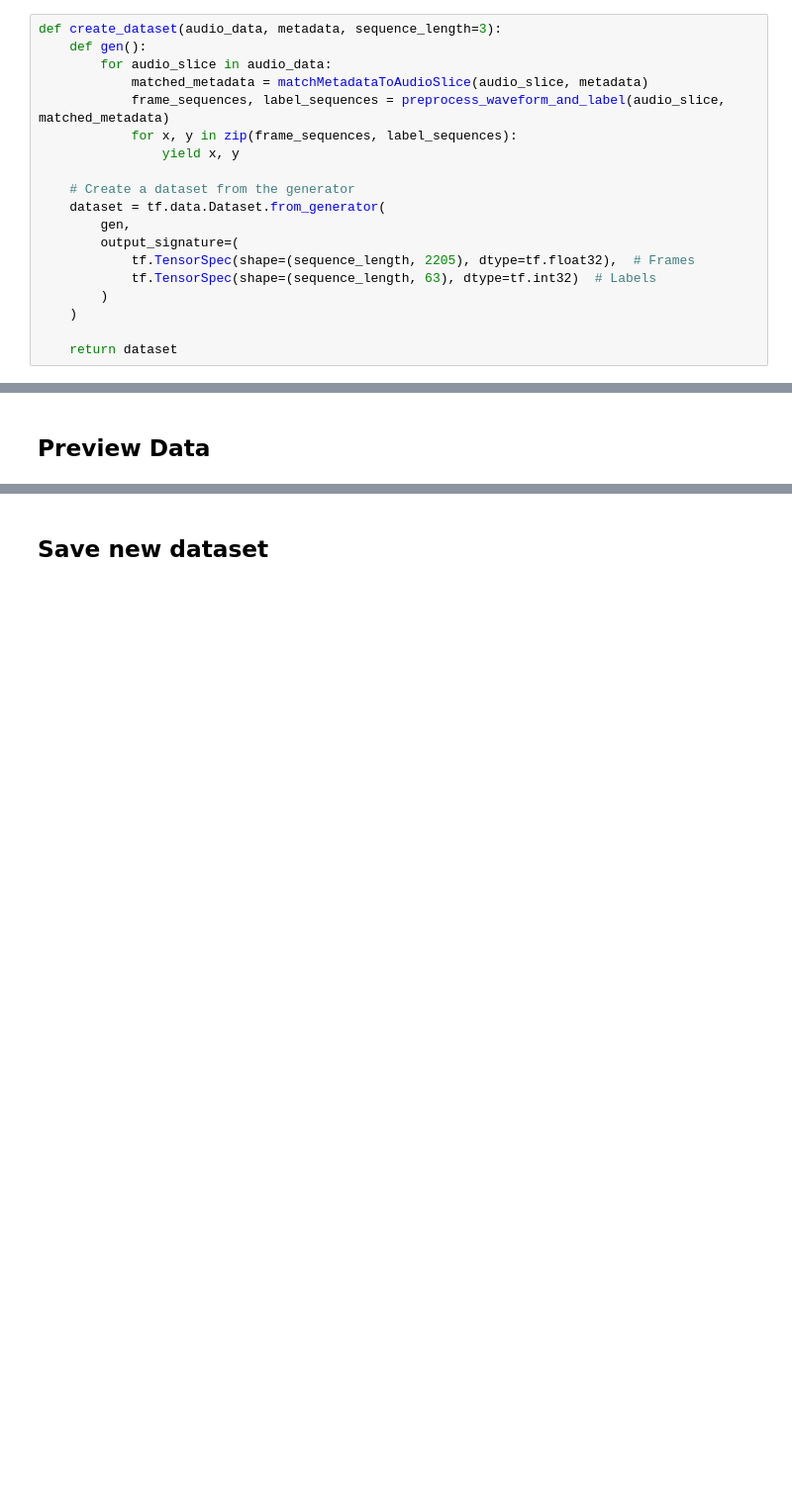
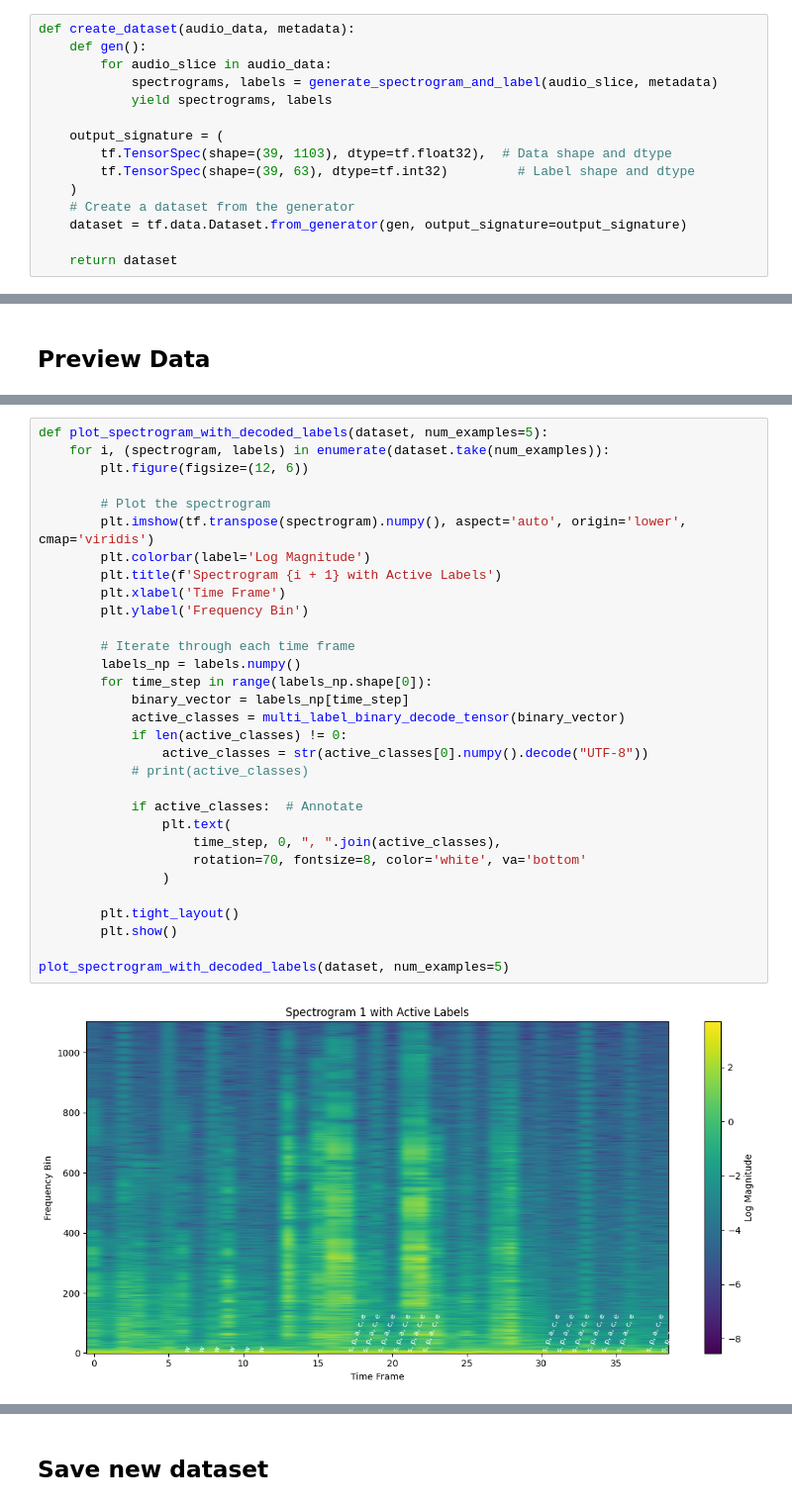
Before and after one commit to IConnC/Acoustic-Keylogger, a Jupyter notebook: data-manipulation/generate_Supp_Dataset.ipynb, the cells around one changed output, grey strips where cells are left out. Shown at 99% size. Cells and saved outputs as stored; diff of their text form; blank space fills up the shorter version.

```diff
--- a/data-manipulation/generate_Supp_Dataset.ipynb
+++ b/data-manipulation/generate_Supp_Dataset.ipynb
@@ -142,21 +180,17 @@ def preprocess_waveform_and_label(audio_sample, metadata):
 # %% [markdown]
 ## Preprocess Data
 # %%
-def create_dataset(audio_data, metadata, sequence_length=3):
+def create_dataset(audio_data, metadata):
     def gen():
         for audio_slice in audio_data:
-            matched_metadata = matchMetadataToAudioSlice(audio_slice, metadata)
-            frame_sequences, label_sequences = preprocess_waveform_and_label(audio_slice, matched_metadata)
-            for x, y in zip(frame_sequences, label_sequences):
-                yield x, y
+            spectrograms, labels = generate_spectrogram_and_label(audio_slice, metadata)
+            yield spectrograms, labels
 
+    output_signature = (
+        tf.TensorSpec(shape=(39, 1103), dtype=tf.float32),  # Data shape and dtype
+        tf.TensorSpec(shape=(39, 63), dtype=tf.int32)         # Label shape and dtype
+    )
     # Create a dataset from the generator
-    dataset = tf.data.Dataset.from_generator(
-        gen,
-        output_signature=(
-            tf.TensorSpec(shape=(sequence_length, 2205), dtype=tf.float32),  # Frames
-            tf.TensorSpec(shape=(sequence_length, 63), dtype=tf.int32)  # Labels
-        )
-    )
+    dataset = tf.data.Dataset.from_generator(gen, output_signature=output_signature)
 
     return dataset
@@ -225,0 +247,33 @@ for sequence, label_sequence in dataset.take(1):
+# %%
+def plot_spectrogram_with_decoded_labels(dataset, num_examples=5):
+    for i, (spectrogram, labels) in enumerate(dataset.take(num_examples)):
+        plt.figure(figsize=(12, 6))
+
+        # Plot the spectrogram
+        plt.imshow(tf.transpose(spectrogram).numpy(), aspect='auto', origin='lower', cmap='viridis')
+        plt.colorbar(label='Log Magnitude')
+        plt.title(f'Spectrogram {i + 1} with Active Labels')
+        plt.xlabel('Time Frame')
+        plt.ylabel('Frequency Bin')
+
+        # Iterate through each time frame
+        labels_np = labels.numpy()
+        for time_step in range(labels_np.shape[0]):
+            binary_vector = labels_np[time_step]
+            active_classes = multi_label_binary_decode_tensor(binary_vector)
+            if len(active_classes) != 0:
+                active_classes = str(active_classes[0].numpy().decode("UTF-8"))
+            # print(active_classes)
+
+            if active_classes:  # Annotate
+                plt.text(
+                    time_step, 0, ", ".join(active_classes),
+                    rotation=70, fontsize=8, color='white', va='bottom'
+                )
+
+        plt.tight_layout()
+        plt.show()
+
+plot_spectrogram_with_decoded_labels(dataset, num_examples=5)
+# %% [output]
+[figure, added]
```
Also changed, not shown: parts of 9 cells of this notebook.
